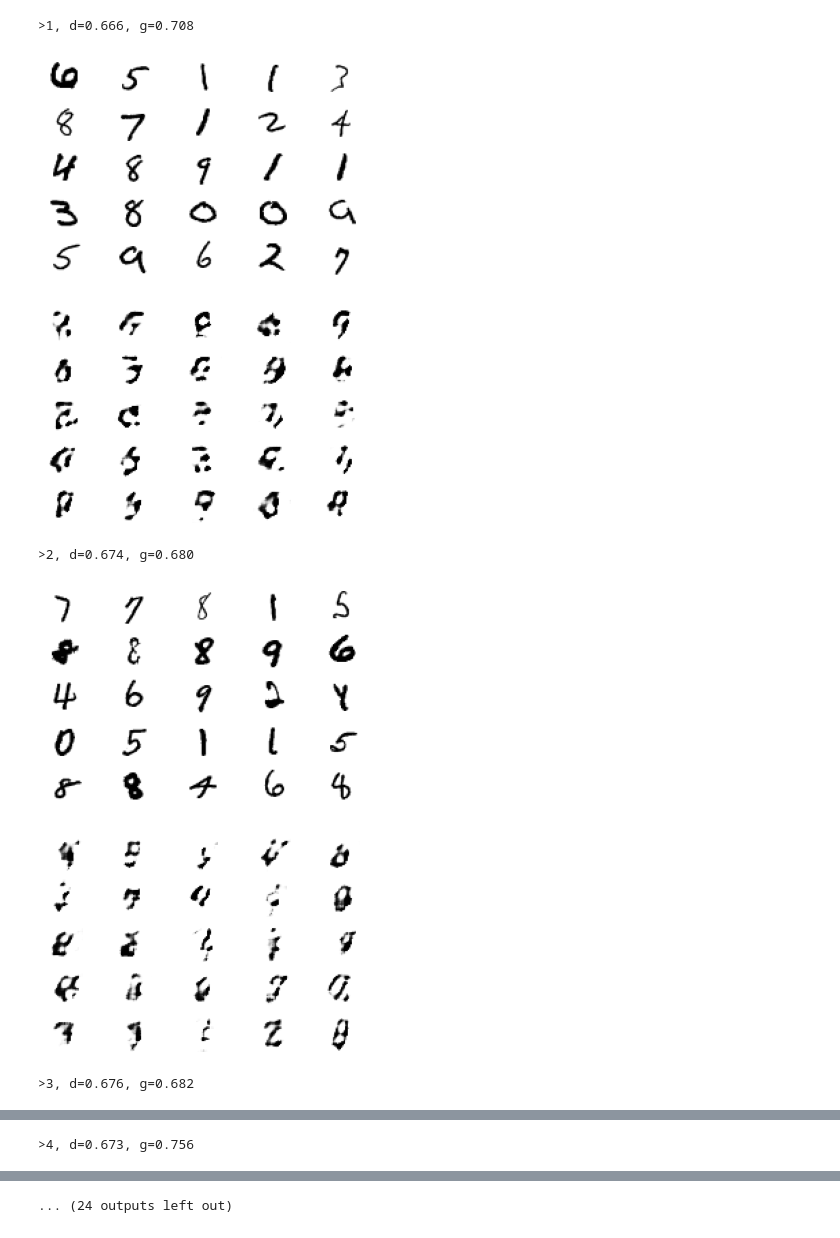
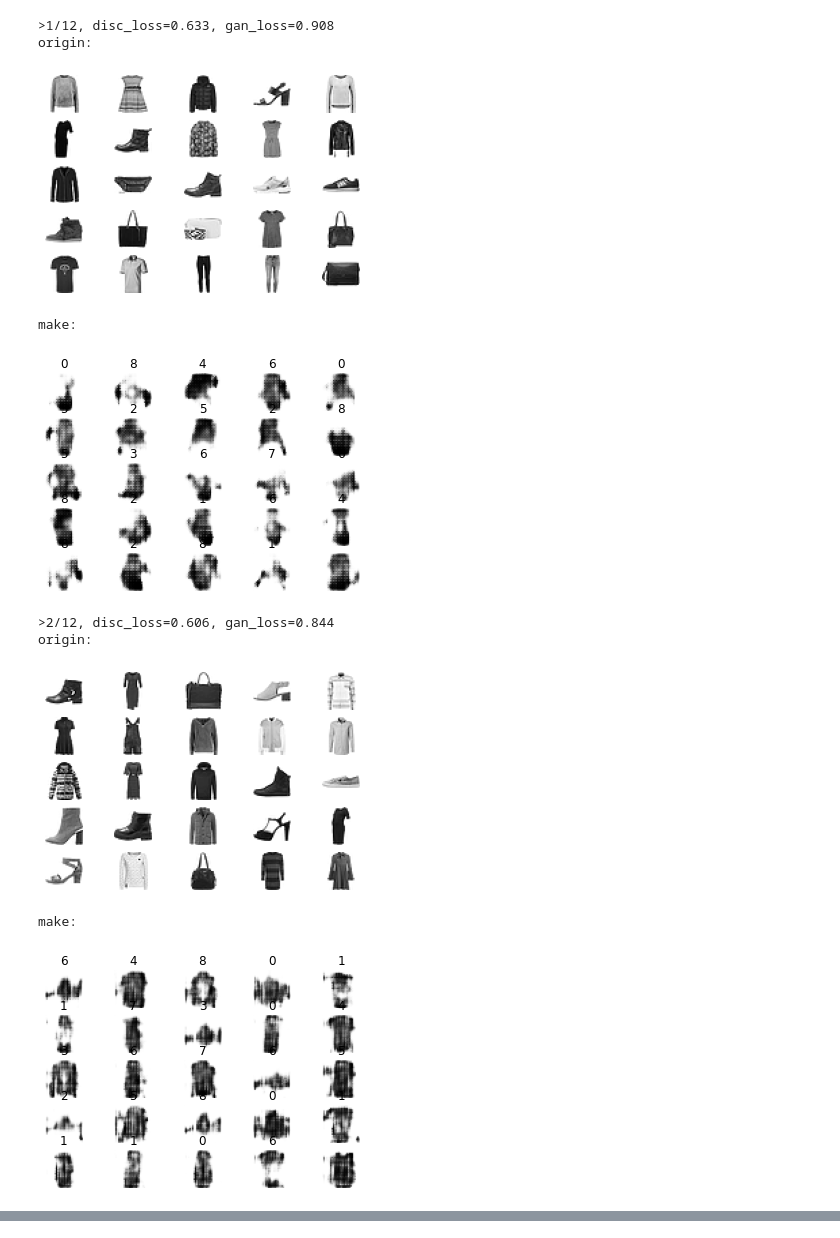
Before and after one commit to Apollo1840/GAN, a Jupyter notebook: cGAN_FashionMNIST2.ipynb, the cells around one changed output, grey strips where cells are left out. Drawn from its saved outputs; the diff is of its cells as text; code cells hidden in the pictures.

```diff
--- a/cGAN_FashionMNIST2.ipynb
+++ b/cGAN_FashionMNIST2.ipynb
@@ -28,32 +28,35 @@ D = Discriminator()
 gan = GAN(G, D)
 # %%
 # train model
-batch_size = 256
-n_epochs = 100
+batch_size = 128
+n_epochs = 12
 n_batch = int(images.shape[0] / batch_size)
 
 for i in range(n_epochs):
     for j in tqdm(range(n_batch)):
         x_img, y_img = generate_dcm_batch(G, dataset, batch_size, latent_dim, n_classes)
         d_loss, _ = D.train_on_batch(x_img, y_img)
 
         x_hid, y_hid = generate_gan_batch(latent_dim, batch_size, n_classes)
         g_loss = gan.train_on_batch(x_hid, y_hid)  # the D is frozen in gan
 
     # summarize loss on this epoch
     print('>%d/%d, disc_loss=%.3f, gan_loss=%.3f' % (i + 1, n_epochs, d_loss, g_loss))
     h = np.random.randn(batch_size, latent_dim)
     l = np.random.randint(0, n_classes, batch_size)
     x_img_make = G.predict([h, l])
     print("origin:")
     show_plot(x_img[0], 5)  # x_img = x_img, x_label
     print("make:")
     show_plot(x_img_make, 5, titles=[str(d) for d in l])
 # %% [output]
->1, d=0.666, g=0.708
+>1/12, disc_loss=0.633, gan_loss=0.908
+origin:
-[figure, old version]
+[figure, new version]
+make:
-[figure, old version]
+[figure, new version]
->2, d=0.674, g=0.680
+>2/12, disc_loss=0.606, gan_loss=0.844
+origin:
-[figure, old version]
+[figure, new version]
+make:
-[figure, old version]
+[figure, new version]
->3, d=0.676, g=0.682
@@ -62 +67,0 @@ for i in range(n_epochs):
->4, d=0.673, g=0.756
@@ -65 +67,0 @@ for i in range(n_epochs):
-... (24 outputs left out)
```
Also changed, not shown: parts of 2 cells of this notebook.
